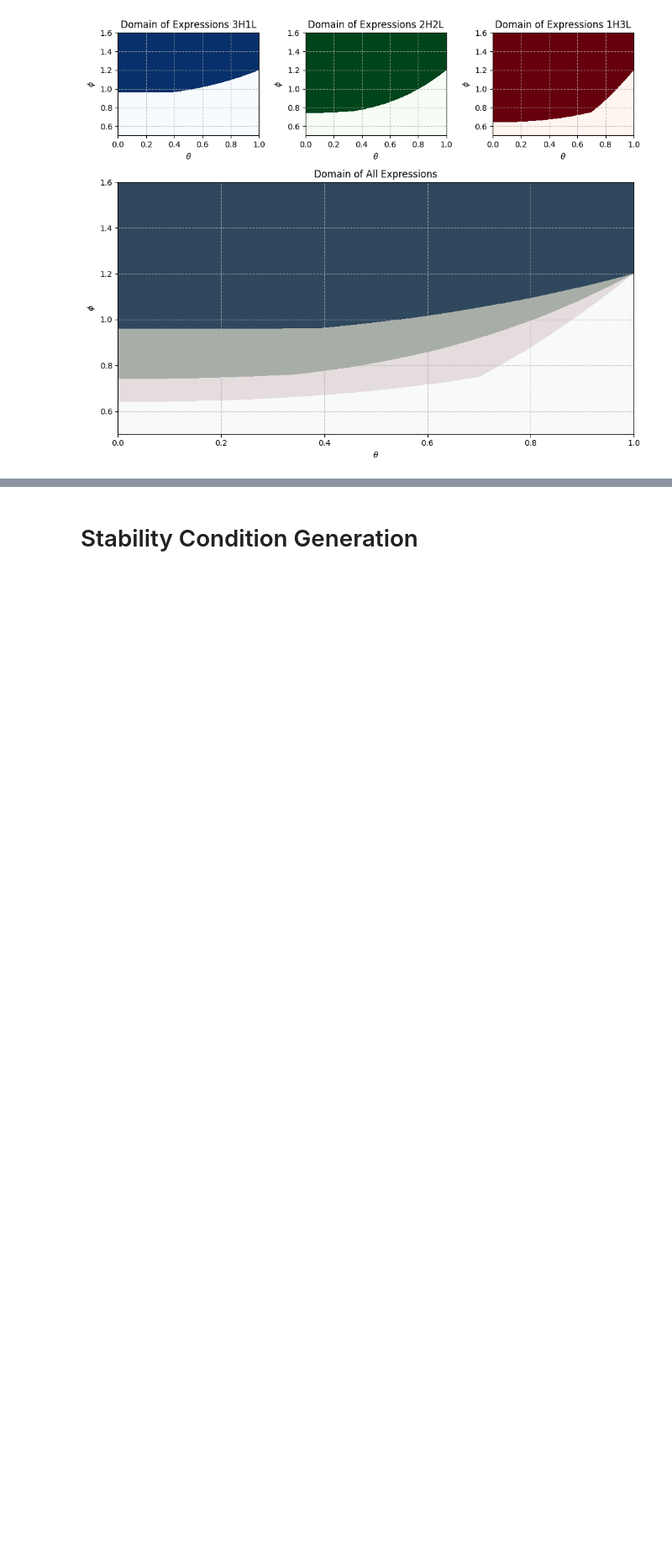
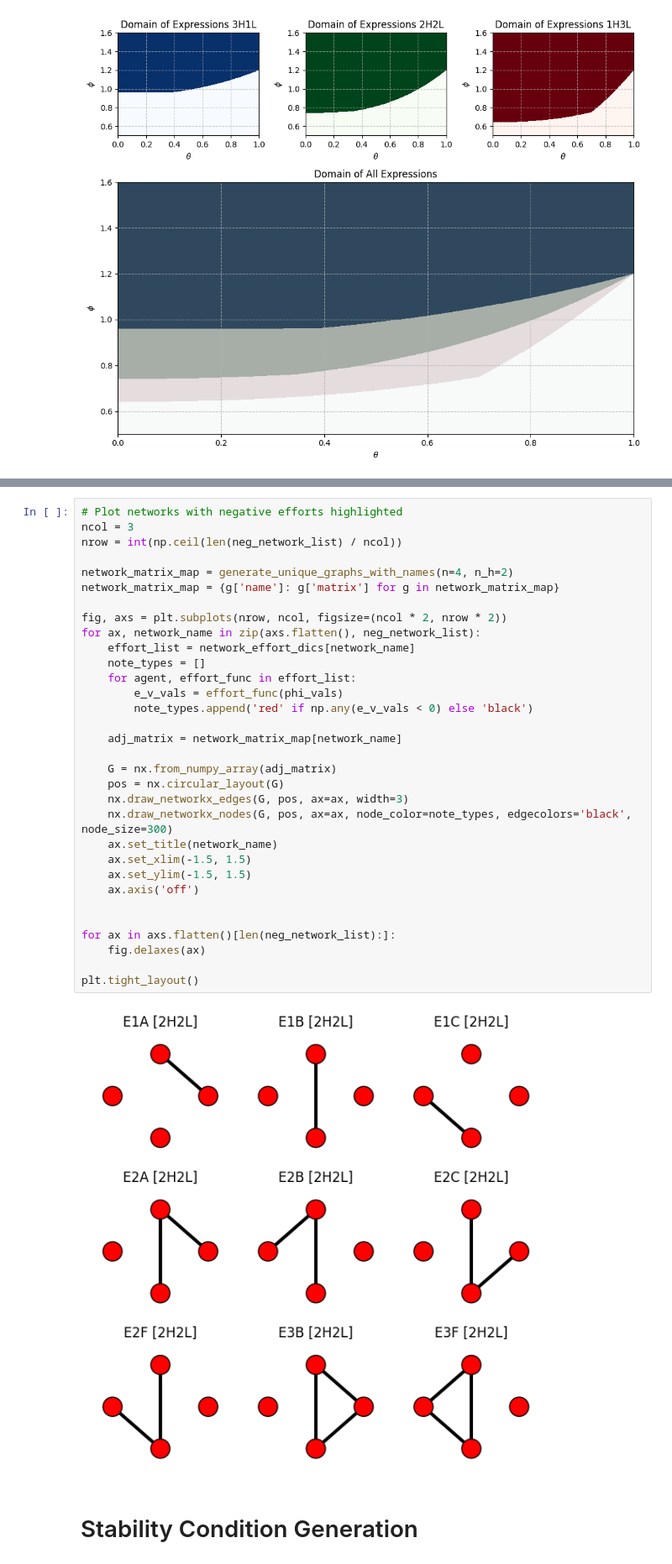
Before and after one commit to sadraheydari/R_and_D_Network, a Jupyter notebook: 02-FourFirmCase.ipynb, the cells around one changed output, grey strips where cells are left out. Shown at 84% size. Saved outputs shown, nothing was run; the diff lists cells and outputs as text; blank space fills up the shorter version.

```diff
--- a/02-FourFirmCase.ipynb
+++ b/02-FourFirmCase.ipynb
@@ -1089,3 +1136,37 @@ plt.savefig('Files/combined_phi_cond_new.png', dpi=500, bbox_inches='tight')
+# %%
+# Plot networks with negative efforts highlighted
+ncol = 3
+nrow = int(np.ceil(len(neg_network_list) / ncol))
+
+network_matrix_map = generate_unique_graphs_with_names(n=4, n_h=2)
+network_matrix_map = {g['name']: g['matrix'] for g in network_matrix_map}
+
+fig, axs = plt.subplots(nrow, ncol, figsize=(ncol * 2, nrow * 2))
+for ax, network_name in zip(axs.flatten(), neg_network_list):
+    effort_list = network_effort_dics[network_name]
+    note_types = []
+    for agent, effort_func in effort_list:
+        e_v_vals = effort_func(phi_vals)
+        note_types.append('red' if np.any(e_v_vals < 0) else 'black')
+
+    adj_matrix = network_matrix_map[network_name]
+
+    G = nx.from_numpy_array(adj_matrix)
+    pos = nx.circular_layout(G)
+    nx.draw_networkx_edges(G, pos, ax=ax, width=3)
+    nx.draw_networkx_nodes(G, pos, ax=ax, node_color=note_types, edgecolors='black', node_size=300)
+    ax.set_title(network_name)
+    ax.set_xlim(-1.5, 1.5)
+    ax.set_ylim(-1.5, 1.5)
+    ax.axis('off')
+
+
+for ax in axs.flatten()[len(neg_network_list):]:
+    fig.delaxes(ax)
+
+plt.tight_layout()
+# %% [output]
+[figure, added]
 # %% [markdown]
 # Stability Condition Generation
 # %%
```
Also changed, not shown: parts of 5 cells of this notebook.
